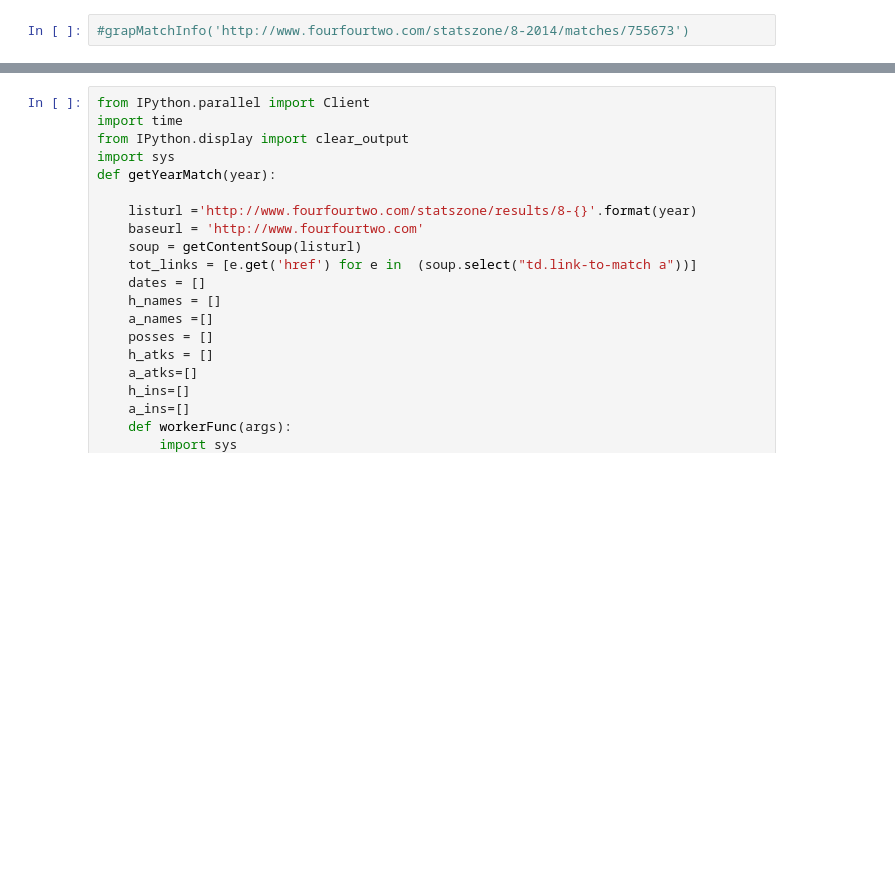
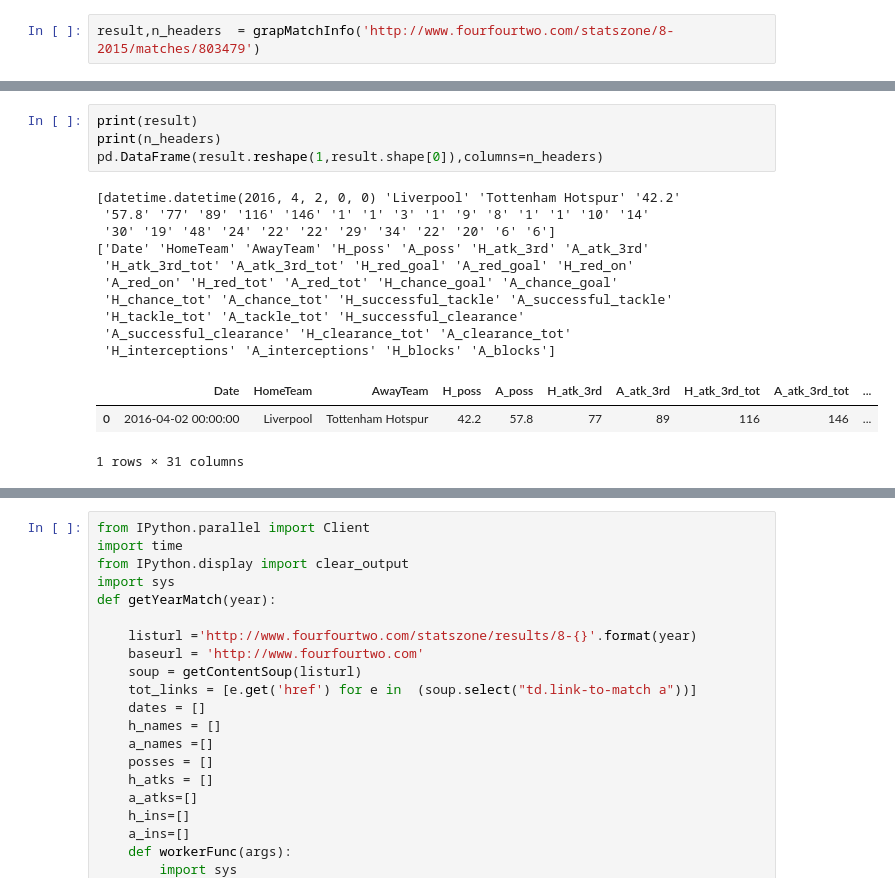
Before and after one commit to yat011/football_prediction, a Jupyter notebook: aversion-Copy1.ipynb, the cells around one changed output, grey strips where cells are left out. Saved outputs shown, nothing was run; the diff lists cells and outputs as text; blank space fills up the shorter version.

Commit message:
data grapping

```diff
--- a/aversion-Copy1.ipynb
+++ b/aversion-Copy1.ipynb
@@ -704,2 +253,2 @@ def grapMatchInfo(url):
 # %%
-#grapMatchInfo('http://www.fourfourtwo.com/statszone/8-2014/matches/755673')
+result,n_headers  = grapMatchInfo('http://www.fourfourtwo.com/statszone/8-2015/matches/803479')
@@ -705,0 +273,18 @@ def grapMatchInfo(url):
+# %%
+print(result)
+print(n_headers)
+pd.DataFrame(result.reshape(1,result.shape[0]),columns=n_headers)
+# %% [output]
+[datetime.datetime(2016, 4, 2, 0, 0) 'Liverpool' 'Tottenham Hotspur' '42.2'
+ '57.8' '77' '89' '116' '146' '1' '1' '3' '1' '9' '8' '1' '1' '10' '14'
+ '30' '19' '48' '24' '22' '22' '29' '34' '22' '20' '6' '6']
+['Date' 'HomeTeam' 'AwayTeam' 'H_poss' 'A_poss' 'H_atk_3rd' 'A_atk_3rd'
+ 'H_atk_3rd_tot' 'A_atk_3rd_tot' 'H_red_goal' 'A_red_goal' 'H_red_on'
+ 'A_red_on' 'H_red_tot' 'A_red_tot' 'H_chance_goal' 'A_chance_goal'
+ 'H_chance_tot' 'A_chance_tot' 'H_successful_tackle' 'A_successful_tackle'
+ 'H_tackle_tot' 'A_tackle_tot' 'H_successful_clearance'
+ 'A_successful_clearance' 'H_clearance_tot' 'A_clearance_tot'
+ 'H_interceptions' 'A_interceptions' 'H_blocks' 'A_blocks']
+|  | Date | HomeTeam | AwayTeam | H_poss | A_poss | H_atk_3rd | A_atk_3rd | H_atk_3rd_tot | A_atk_3rd_tot | ... |
+| 0 | 2016-04-02 00:00:00 | Liverpool | Tottenham Hotspur | 42.2 | 57.8 | 77 | 89 | 116 | 146 | ... |
+1 rows × 31 columns
```
Also changed, not shown: parts of 23 cells of this notebook, 12 other files.
